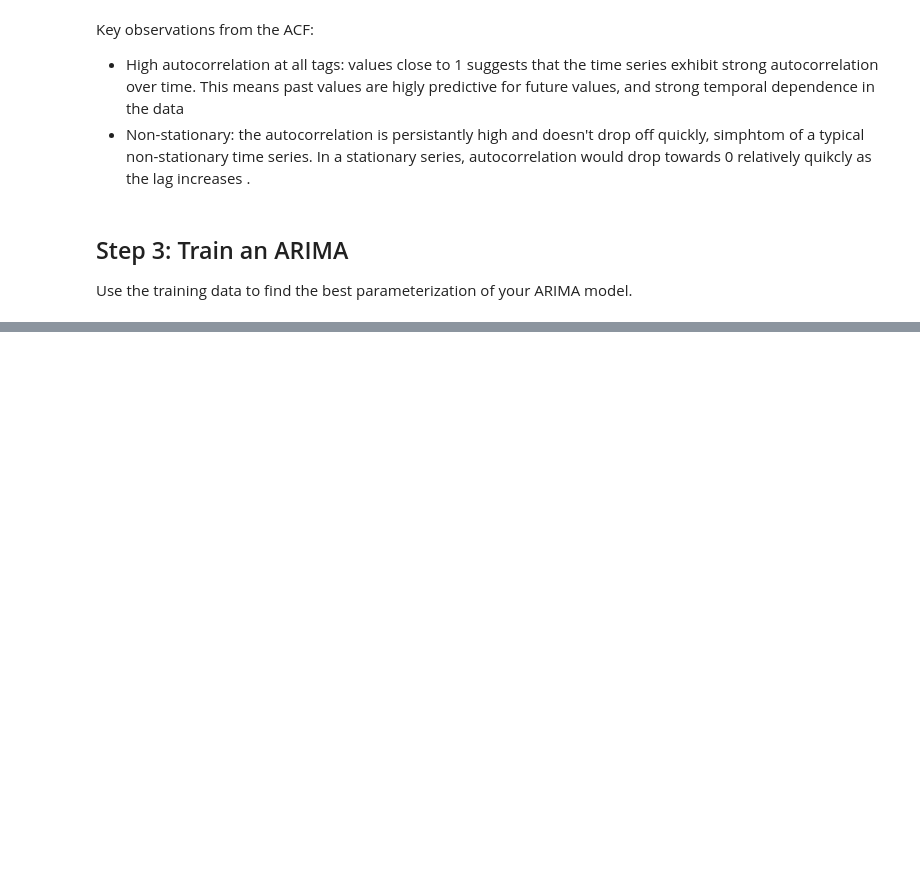
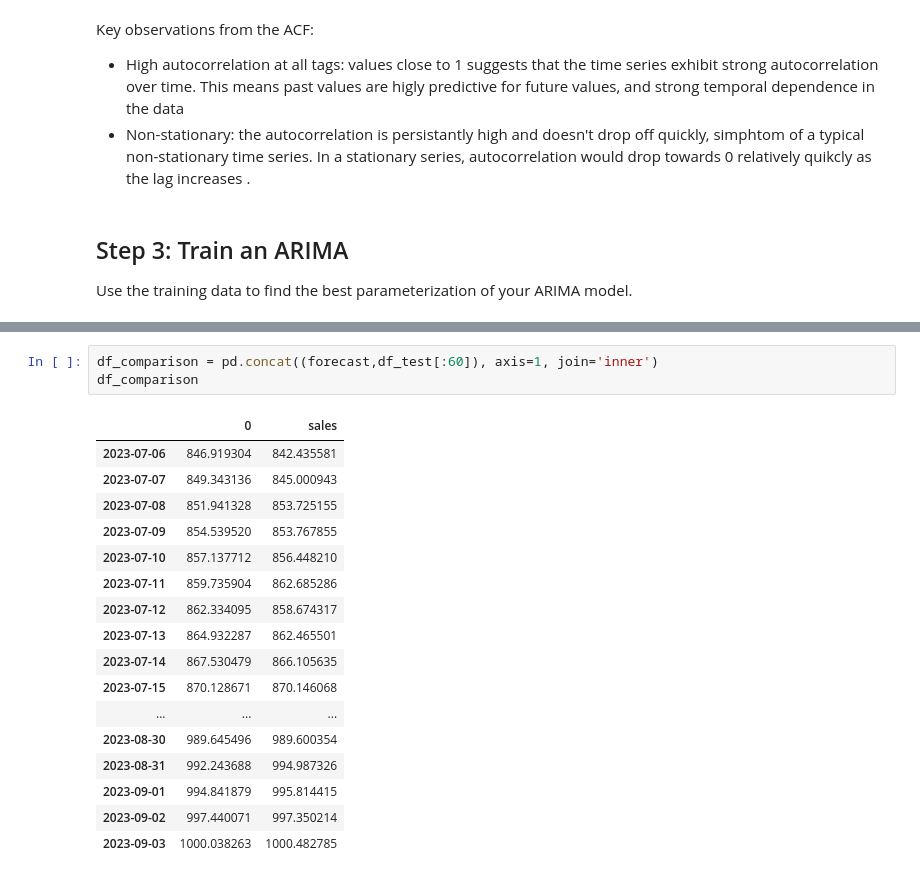
Before and after one commit to agustinluj/time-series-project, a Jupyter notebook: src/explore.ipynb, the cells around one changed output, grey strips where cells are left out. Cells and saved outputs as stored; diff of their text form; blank space fills up the shorter version.

```diff
--- a/src/explore.ipynb
+++ b/src/explore.ipynb
@@ -175,0 +257,21 @@ Use the training data to find the best parameterization of your ARIMA model.
+# %%
+df_comparison = pd.concat((forecast,df_test[:60]), axis=1, join='inner')
+df_comparison
+# %% [output]
+|  | 0 | sales |
+| 2023-07-06 | 846.919304 | 842.435581 |
+| 2023-07-07 | 849.343136 | 845.000943 |
+| 2023-07-08 | 851.941328 | 853.725155 |
+| 2023-07-09 | 854.539520 | 853.767855 |
+| 2023-07-10 | 857.137712 | 856.448210 |
+| 2023-07-11 | 859.735904 | 862.685286 |
+| 2023-07-12 | 862.334095 | 858.674317 |
+| 2023-07-13 | 864.932287 | 862.465501 |
+| 2023-07-14 | 867.530479 | 866.105635 |
+| 2023-07-15 | 870.128671 | 870.146068 |
+| ... | ... | ... |
+| 2023-08-30 | 989.645496 | 989.600354 |
+| 2023-08-31 | 992.243688 | 994.987326 |
+| 2023-09-01 | 994.841879 | 995.814415 |
+| 2023-09-02 | 997.440071 | 997.350214 |
+| 2023-09-03 | 1000.038263 | 1000.482785 |
```
Also changed, not shown: parts of 10 cells of this notebook.
